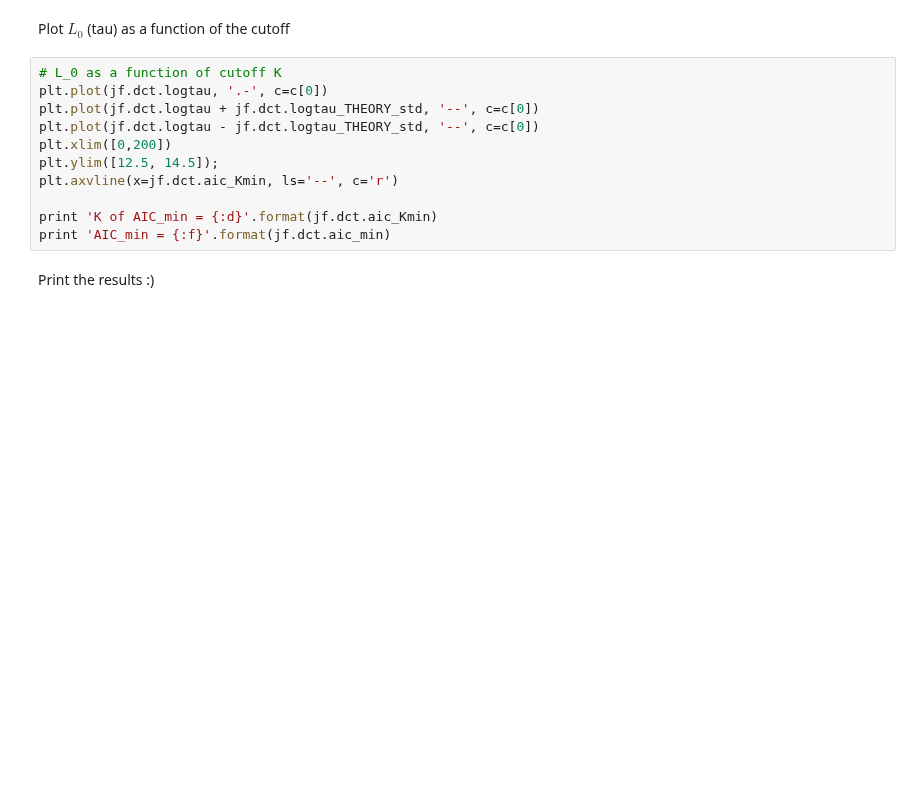
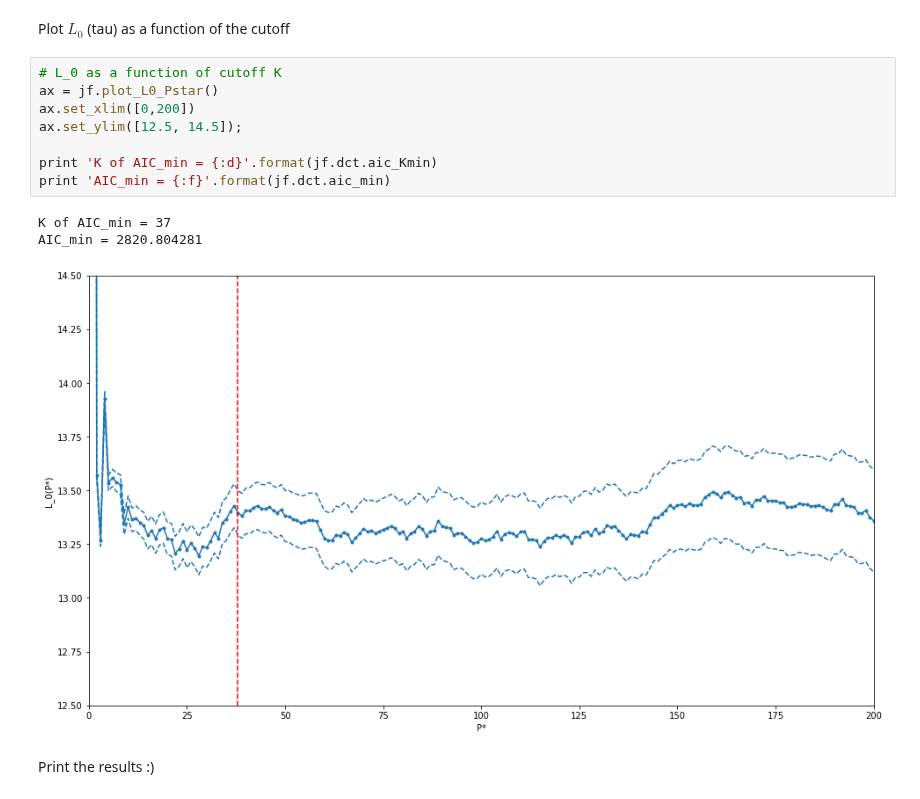
Before and after one commit to sissaschool/sportran, a Jupyter notebook: example/example_cepstrum_silica_API.ipynb, the cells around one changed output. Drawn from its saved outputs; the diff is of its cells as text; blank space fills up the shorter version.

```diff
--- a/example/example_cepstrum_silica_API.ipynb
+++ b/example/example_cepstrum_silica_API.ipynb
@@ -110,15 +142,16 @@ print 'AIC_min = {:f}'.format(jf.dct.aic_min)
 Plot $L_0$ (tau) as a function of the cutoff
 # %%
 # L_0 as a function of cutoff K
-plt.plot(jf.dct.logtau, '.-', c=c[0])
-plt.plot(jf.dct.logtau + jf.dct.logtau_THEORY_std, '--', c=c[0])
-plt.plot(jf.dct.logtau - jf.dct.logtau_THEORY_std, '--', c=c[0])
-plt.xlim([0,200])
-plt.ylim([12.5, 14.5]);
-plt.axvline(x=jf.dct.aic_Kmin, ls='--', c='r')
+ax = jf.plot_L0_Pstar()
+ax.set_xlim([0,200])
+ax.set_ylim([12.5, 14.5]);
 
 print 'K of AIC_min = {:d}'.format(jf.dct.aic_Kmin)
 print 'AIC_min = {:f}'.format(jf.dct.aic_min)
+# %% [output]
+K of AIC_min = 37
+AIC_min = 2820.804281
+[figure, added]
 # %% [markdown]
 Print the results :)
 # %%
```
Also changed, not shown: parts of 10 cells of this notebook, 4 other files.
